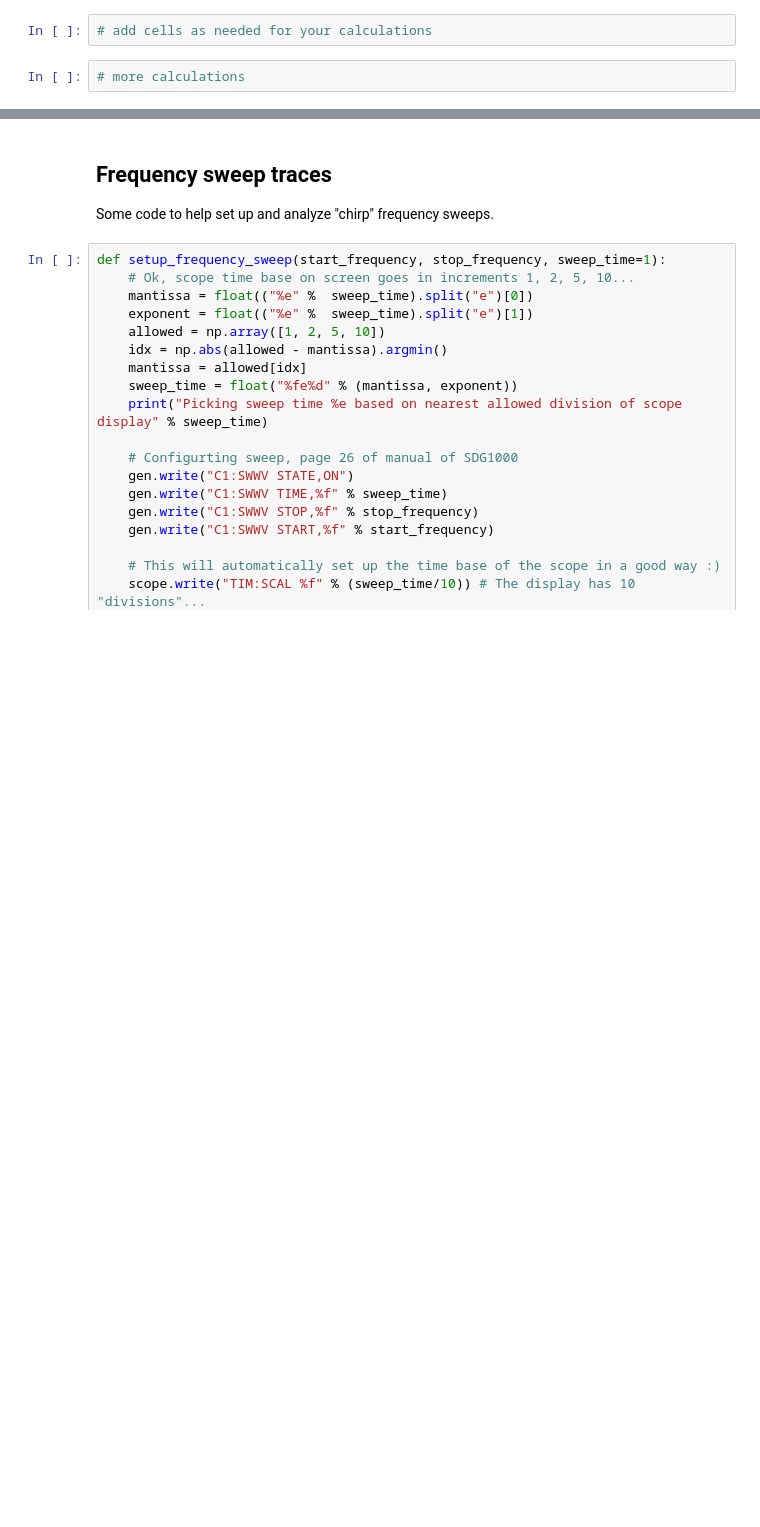
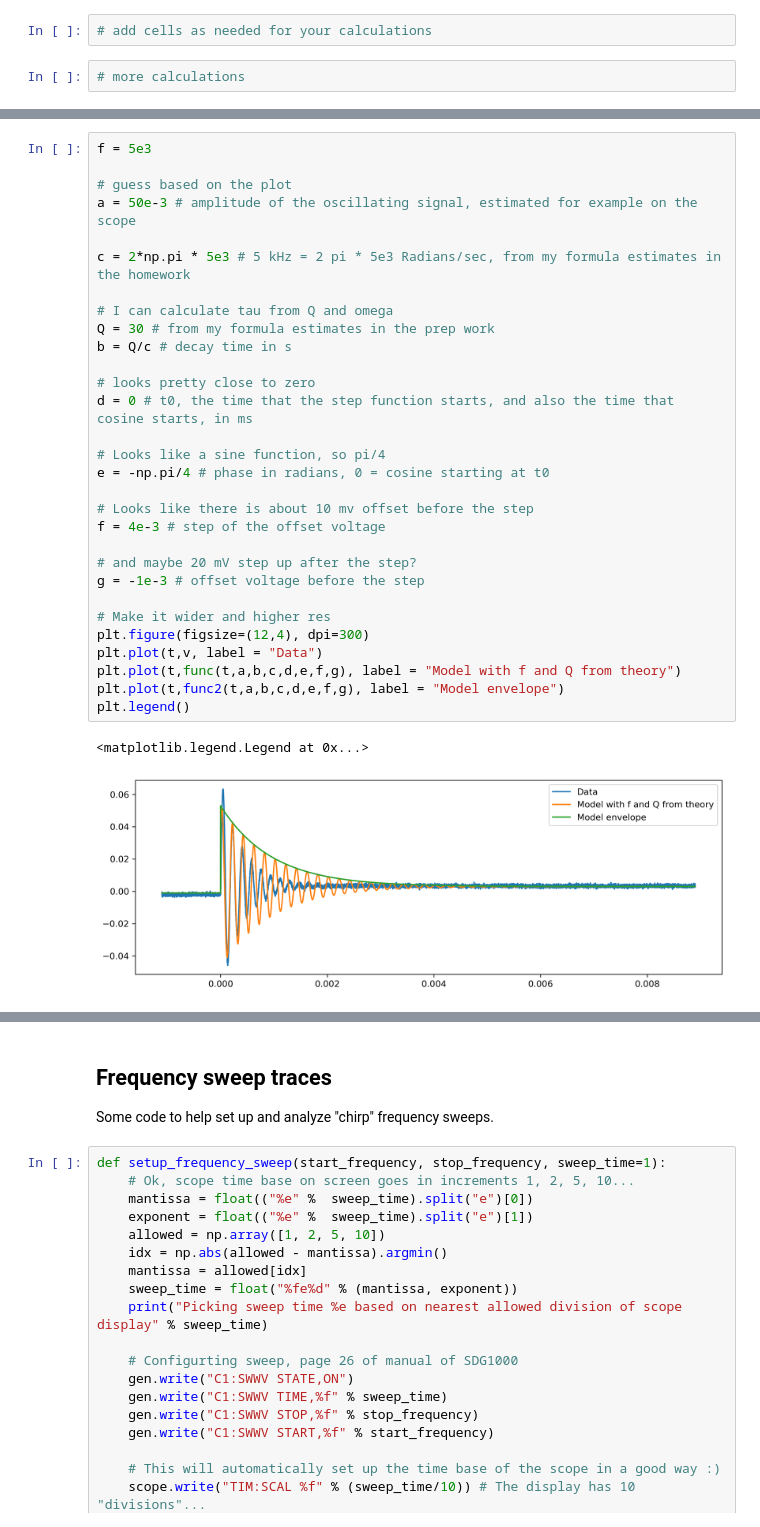
Before and after one commit to SHoogeman/Snaar-Proef, a Jupyter notebook: lab session notebooks/TN2211 Session 05.ipynb, the cells around one changed output, grey strips where cells are left out. Cells and saved outputs as stored; diff of their text form; blank space fills up the shorter version.

```diff
--- a/lab session notebooks/TN2211 Session 05.ipynb
+++ b/lab session notebooks/TN2211 Session 05.ipynb
@@ -48,0 +151,33 @@ Corner frequency: 1.59e+04 Hz
+# %%
+f = 5e3
+
+# guess based on the plot
+a = 50e-3 # amplitude of the oscillating signal, estimated for example on the scope
+
+c = 2*np.pi * 5e3 # 5 kHz = 2 pi * 5e3 Radians/sec, from my formula estimates in the homework
+
+# I can calculate tau from Q and omega
+Q = 30 # from my formula estimates in the prep work
+b = Q/c # decay time in s
+
+# looks pretty close to zero
+d = 0 # t0, the time that the step function starts, and also the time that cosine starts, in ms
+
+# Looks like a sine function, so pi/4
+e = -np.pi/4 # phase in radians, 0 = cosine starting at t0
+
+# Looks like there is about 10 mv offset before the step
+f = 4e-3 # step of the offset voltage
+
+# and maybe 20 mV step up after the step?
+g = -1e-3 # offset voltage before the step
+
+# Make it wider and higher res
+plt.figure(figsize=(12,4), dpi=300)
+plt.plot(t,v, label = "Data")
+plt.plot(t,func(t,a,b,c,d,e,f,g), label = "Model with f and Q from theory")
+plt.plot(t,func2(t,a,b,c,d,e,f,g), label = "Model envelope")
+plt.legend()
+# %% [output]
+<matplotlib.legend.Legend at 0x...>
+[figure, added]
```
Also changed, not shown: parts of 14 cells of this notebook, 2 other files.
